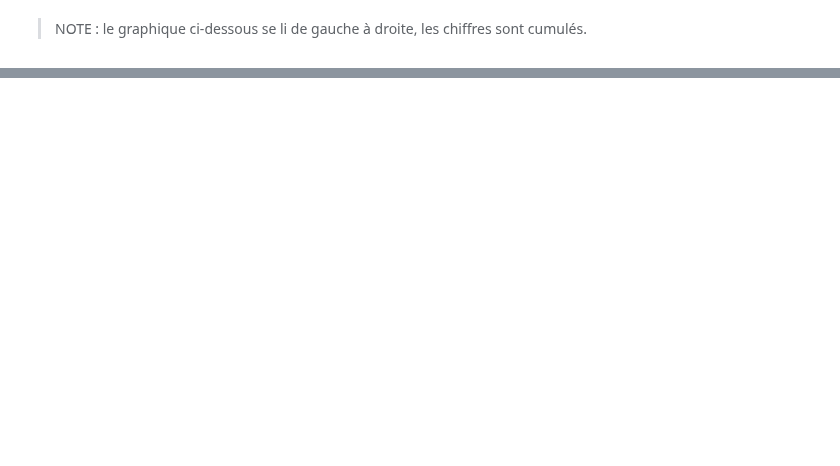
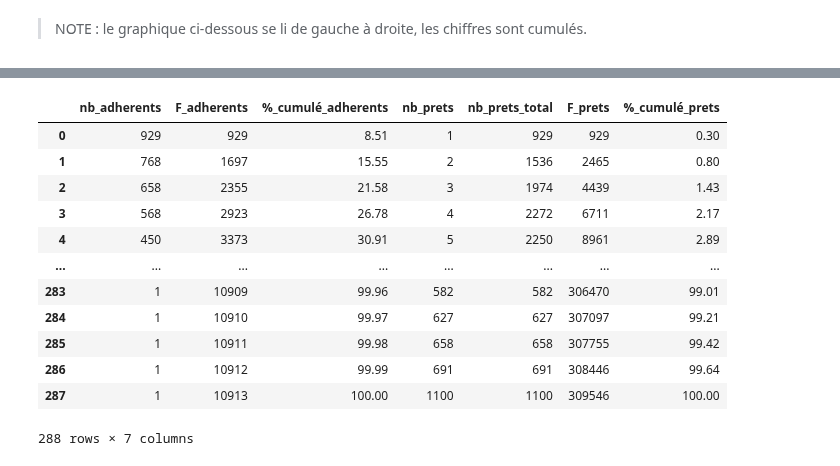
Before and after one commit to medrbx/kibini2, a Jupyter notebook: kibini/notebook_kibini2_med_qui_emprunte_quoi.ipynb, the cells around one changed output, grey strips where cells are left out. Drawn from its saved outputs; the diff is of its cells as text; code cells hidden in the pictures; blank space fills up the shorter version.

```diff
--- a/kibini/notebook_kibini2_med_qui_emprunte_quoi.ipynb
+++ b/kibini/notebook_kibini2_med_qui_emprunte_quoi.ipynb
@@ -307,0 +384,4 @@ ax.tick_params(axis='x',rotation=45)
+# %%
+prets_reset['nb_prets_total'] = prets_reset['nb_prets'] * prets_reset['nb_adherents']
+# %%
+prets_reset['F_prets'] = prets_reset['nb_prets_total'].cumsum()
@@ -307,0 +404,20 @@ ax.tick_params(axis='x',rotation=45)
+# %%
+total_prets = prets_reset['nb_prets_total'].sum()
+# %%
+prets_reset['%_cumulé_prets'] = round(prets_reset['F_prets']/total_prets*100,2)
+# %%
+prets_reset
+# %% [output]
+|  | nb_adherents | F_adherents | %_cumulé_adherents | nb_prets | nb_prets_total | F_prets | %_cumulé_prets |
+| 0 | 929 | 929 | 8.51 | 1 | 929 | 929 | 0.30 |
+| 1 | 768 | 1697 | 15.55 | 2 | 1536 | 2465 | 0.80 |
+| 2 | 658 | 2355 | 21.58 | 3 | 1974 | 4439 | 1.43 |
+| 3 | 568 | 2923 | 26.78 | 4 | 2272 | 6711 | 2.17 |
+| 4 | 450 | 3373 | 30.91 | 5 | 2250 | 8961 | 2.89 |
+| ... | ... | ... | ... | ... | ... | ... | ... |
+| 283 | 1 | 10909 | 99.96 | 582 | 582 | 306470 | 99.01 |
+| 284 | 1 | 10910 | 99.97 | 627 | 627 | 307097 | 99.21 |
+| 285 | 1 | 10911 | 99.98 | 658 | 658 | 307755 | 99.42 |
+| 286 | 1 | 10912 | 99.99 | 691 | 691 | 308446 | 99.64 |
+| 287 | 1 | 10913 | 100.00 | 1100 | 1100 | 309546 | 100.00 |
+288 rows × 7 columns
```
Also changed, not shown: parts of 27 cells of this notebook, 4 other files.
